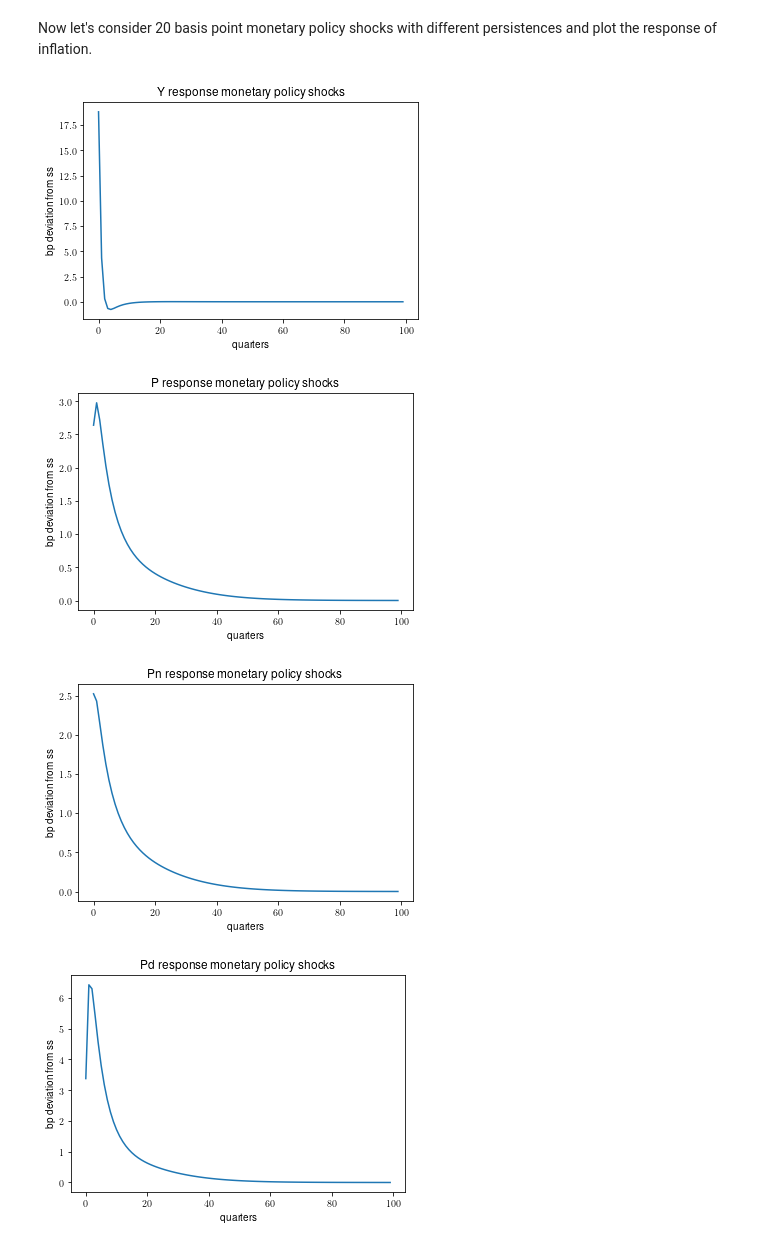
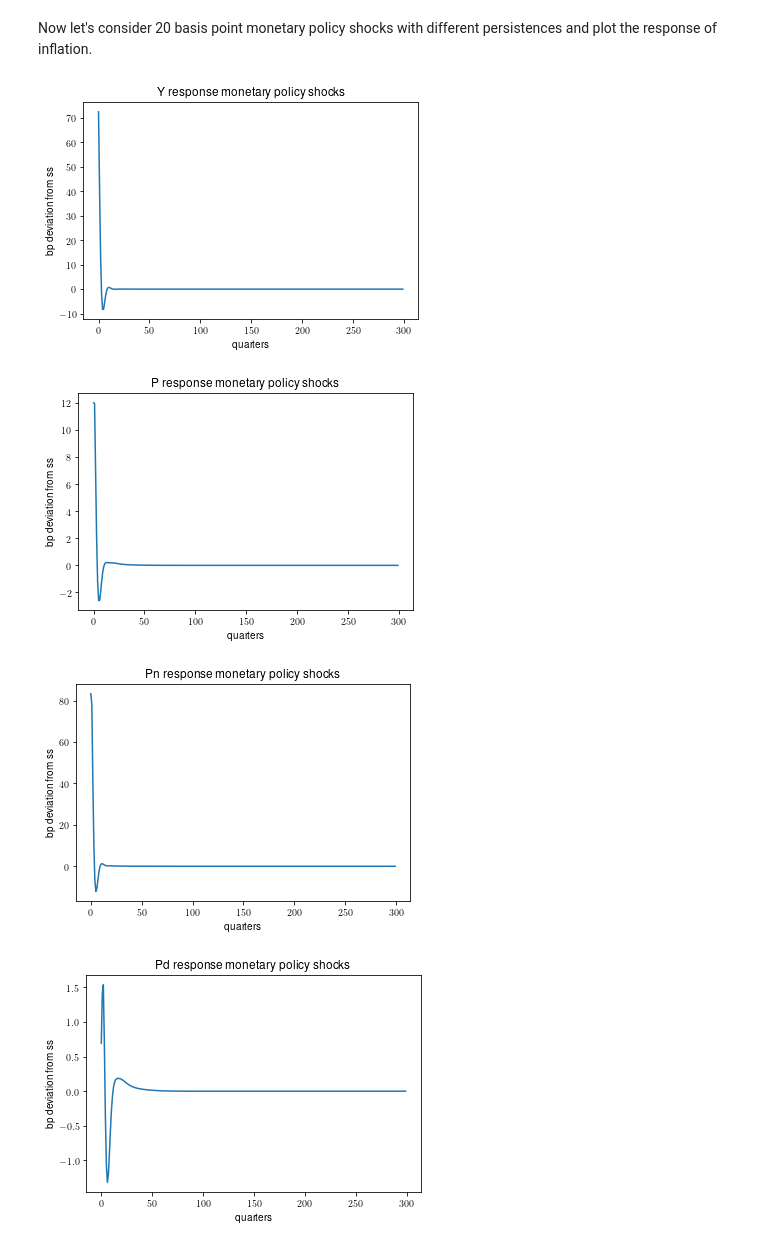
Before and after one commit to EmilHP/sequence-jacobian-master, a Jupyter notebook: HANK_durables-alternate_dag.ipynb, the cells around one changed output. Cells and saved outputs as stored; diff of their text form; code cells hidden in the pictures.

Commit message:
corrected price relations

```diff
--- a/HANK_durables-alternate_dag.ipynb
+++ b/HANK_durables-alternate_dag.ipynb
@@ -351,15 +337,16 @@ P_{n,t}\mathcal{C}_t + P_{n,t}Q_t\mathcal{D}_t - P_t Y_t\\
 # %% [markdown]
 ## 3.2 Define simple blocks (eq. by eq.)
 # %%
-@simple
-def P_durable(P,Q,chi,theta): # durable price from retailer FOC
-    P_d = P*(chi + (1-chi)*Q**(1-theta))**(1/(theta-1))
-    return P_d
+#@simple
+#def P_durable(P,Q,chi,theta): # durable price from retailer FOC
+#    P_d = P*(chi*Q**(theta-1) + (1-chi))**(1/(theta-1))
+#    return P_d
 
 @simple
-def P_non(P,Q,chi,theta): # non-durable price from retailer FOC
-    P_n =  P*(chi*Q**(theta-1) + (1-chi))**(1/(theta-1))
-    return P_n
+def prices(P,Q,chi,theta): # non-durable price from retailer FOC
+    P_n = P*(chi + (1-chi)*Q**(1-theta))**(1/(theta-1))
+    P_d = Q*P_n
+    return P_n,P_d
 
 @simple
 def inflation(P): # inflation definition
@@ -373,7 +360,7 @@ def markup_p(Pi,Y,xi,vareps,markup_p_ss,r): # P mark-up through Phillips curve
 
 @simple
 def taylor(rstar,Pi,Y,Y_ss,phi_pi,phi_y): # monetary policy
-    i_minus = rstar + phi_pi*np.log(Pi) + phi_y*np.log(Y/Y_ss) # Taylor rule
+    i_minus = rstar + phi_pi*np.log(Pi)# + phi_y*np.log(Y/Y_ss) # Taylor rule
     r = (1+i_minus)/(1+np.log(Pi)) - 1 # Fisher equation
     return r
 
@@ -417,7 +404,7 @@ unknowns = ['Y','P','Q']
 targets = ['bond_mkt','retailer_res','wage_res']
 
 # general equilibrium jacobians
-block_list = [P_durable,P_non,inflation,markup_p,taylor,labor_supply,wage,dividends,bond_market_clearing,zero_profit_retailer,wage_schedule,household]
+block_list = [prices,inflation,markup_p,taylor,labor_supply,wage,dividends,bond_market_clearing,zero_profit_retailer,wage_schedule,household]
 G = jac.get_G(block_list, exogenous, unknowns, targets, T, ss, save=True)
 # %% [markdown]
 ### 3.3 Break down `get_G`
@@ -501,49 +488,49 @@ rhos = np.array([0.3]) # persistence
 
 drstar = -0.002 * rhos ** (np.arange(T)[:, np.newaxis])
 dpi = (G['Y']['rstar'] @ drstar)
-plt.plot(10000 * dpi[:100])
+plt.plot(10000 * dpi[:])
 plt.title(r'Y response monetary policy shocks')
 plt.xlabel('quarters')
 plt.ylabel('bp deviation from ss')
 plt.show()
 # %% [output]
-[figure, old version]
+[figure, new version]
 # %%
 rhos = np.array([0.3]) # persistence
 
 drstar = -0.002 * rhos ** (np.arange(T)[:, np.newaxis])
 dpi = (G['P']['rstar'] @ drstar)
-plt.plot(10000 * dpi[:100])
+plt.plot(10000 * dpi[:])
 plt.title(r'P response monetary policy shocks')
 plt.xlabel('quarters')
 plt.ylabel('bp deviation from ss')
 plt.show()
 # %% [output]
-[figure, old version]
+[figure, new version]
 # %%
 rhos = np.array([0.3]) # persistence
 
 drstar = -0.002 * rhos ** (np.arange(T)[:, np.newaxis])
 dpi = (G['P_n']['rstar'] @ drstar)
-plt.plot(10000 * dpi[:100])
+plt.plot(10000 * dpi[:])
 plt.title(r'Pn response monetary policy shocks')
 plt.xlabel('quarters')
 plt.ylabel('bp deviation from ss')
 plt.show()
 # %% [output]
-[figure, old version]
+[figure, new version]
 # %%
 rhos = np.array([0.3]) # persistence
 
 drstar = -0.002 * rhos ** (np.arange(T)[:, np.newaxis])
 dpi = (G['P_d']['rstar'] @ drstar)
-plt.plot(10000 * dpi[:100])
+plt.plot(10000 * dpi[:])
 plt.title(r'Pd response monetary policy shocks')
 plt.xlabel('quarters')
 plt.ylabel('bp deviation from ss')
 plt.show()
 # %% [output]
-[figure, old version]
+[figure, new version]
 # %%
 rhos = np.array([0.3]) # persistence
 
```
Also changed, not shown: parts of 14 cells of this notebook, 3 other files.
